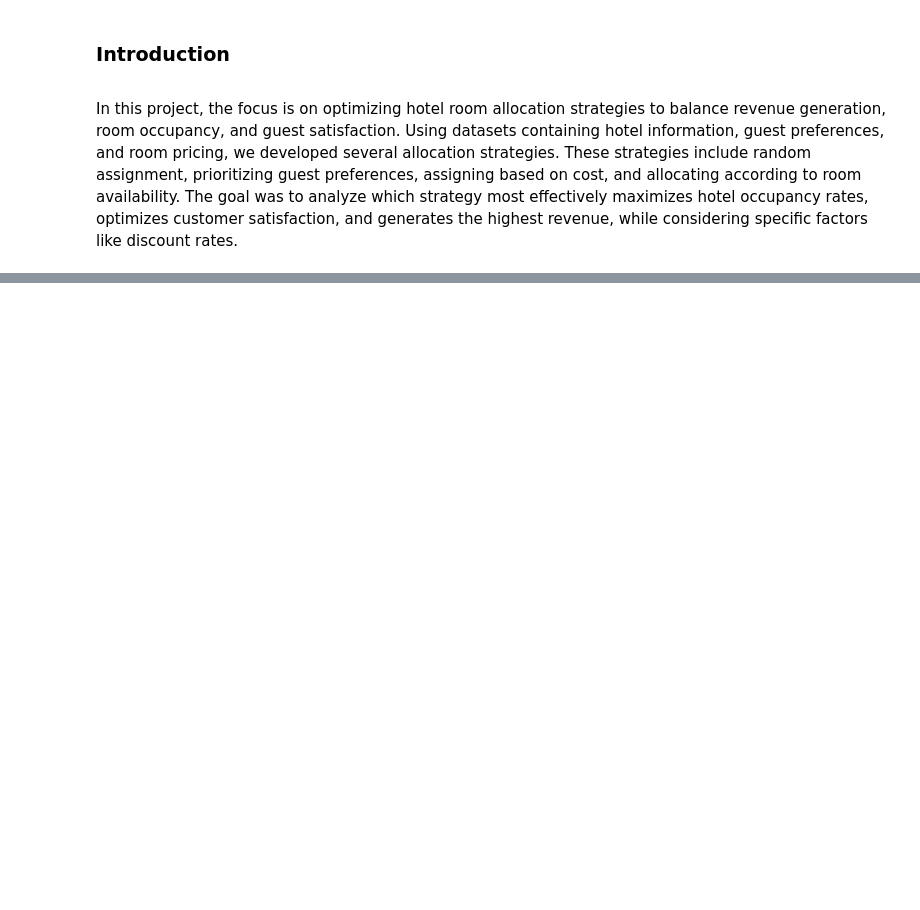
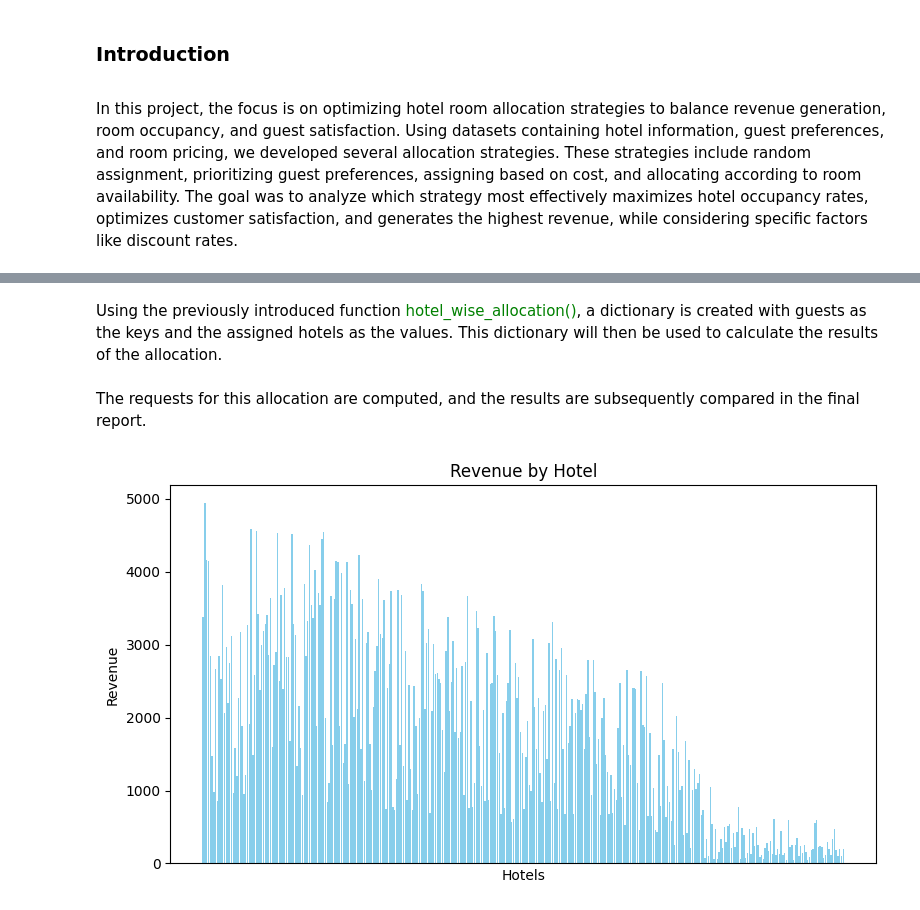
Before and after one commit to alessandro-macchi/macchi_dse_hotel, a Jupyter notebook: presentation.ipynb, the cells around one changed output, grey strips where cells are left out. Drawn from its saved outputs; the diff is of its cells as text; code cells hidden in the pictures; blank space fills up the shorter version.

```diff
--- a/presentation.ipynb
+++ b/presentation.ipynb
@@ -371,0 +362,5 @@ Through the analysis of various allocation strategies, we gained insights into t
+# %%
+from modules.my_functions import *
+
+ds_hotel, ds_pref, ds_guests = importing()
+hotel_df, guests_df, priority_df = df_creation(ds_hotel, ds_pref, ds_guests)
@@ -371,0 +374,7 @@ Through the analysis of various allocation strategies, we gained insights into t
+# %% [markdown]
+Using the previously introduced function <font color="green">hotel_wise_allocation()</font>, a dictionary is created with guests as the keys and the assigned hotels as the values. This dictionary will then be used to calculate the results of the allocation.
+# %%
+assignment_availability = {}
+assignment_availability = hotel_wise_allocation(hotel_df, guests_df, assignment_availability)
+# %% [markdown]
+The requests for this allocation are computed, and the results are subsequently compared in the final report.
@@ -371,0 +392,6 @@ Through the analysis of various allocation strategies, we gained insights into t
+# %%
+from modules.my_graphs import *
+
+plot_hotel_revenue(assignment_availability, guests_df, hotel_df)
+# %% [output]
+[figure, added]
```
Also changed, not shown: parts of 103 cells of this notebook, 6 other files.
